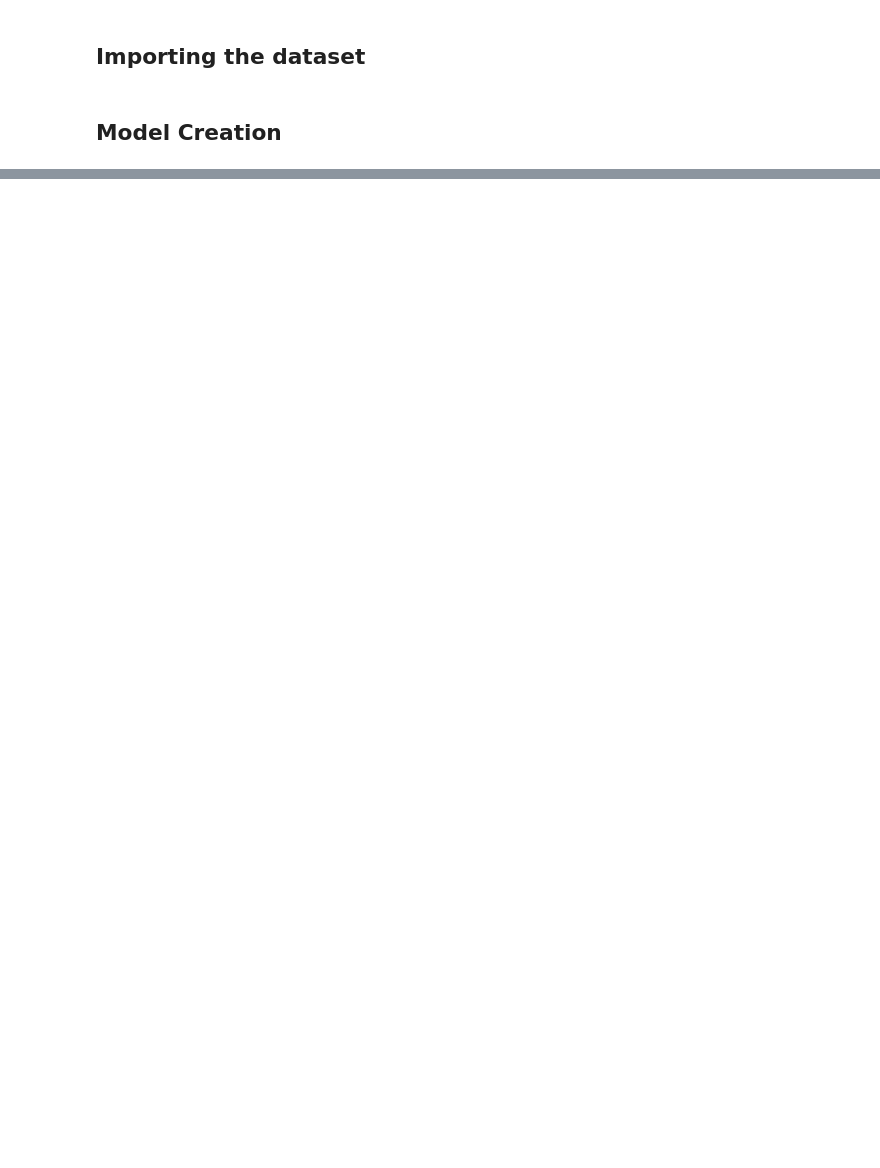
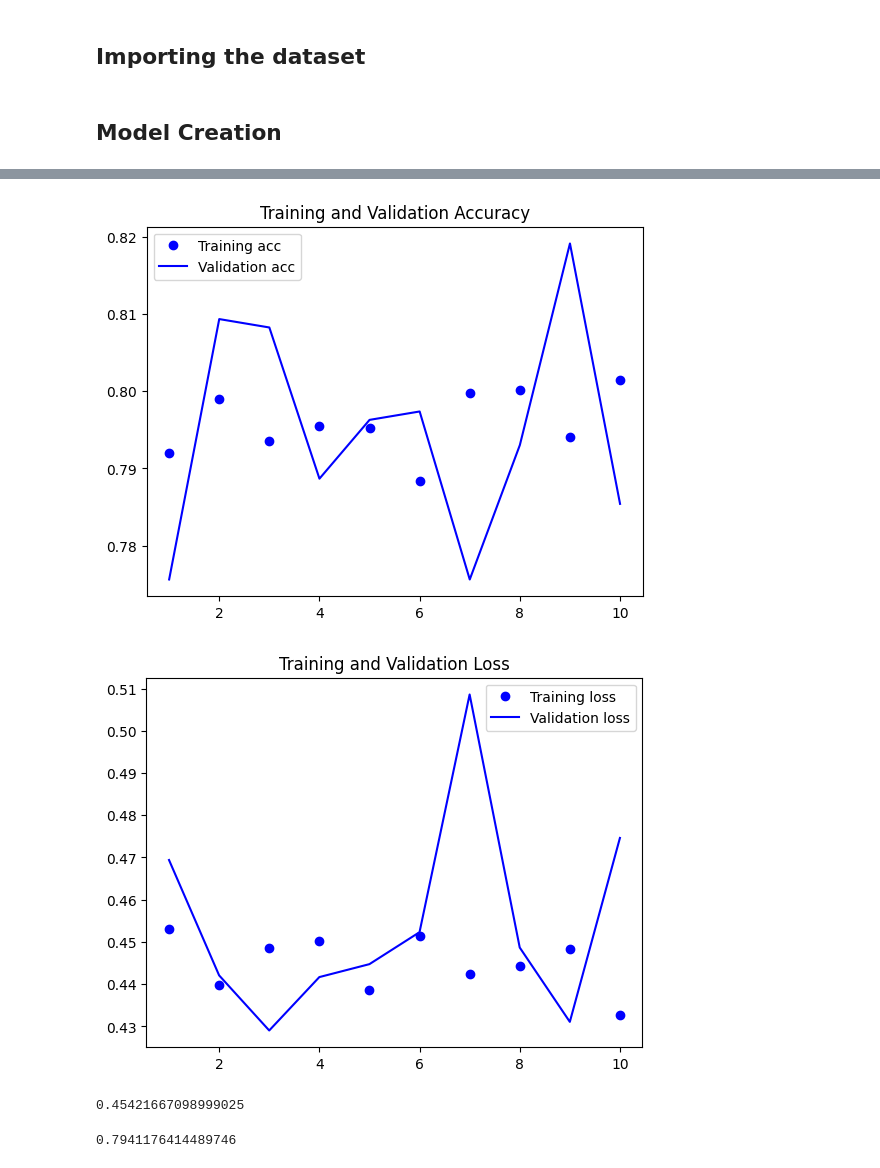
Before and after one commit to penscola/Machine-Learning-Zoomcamp, a Jupyter notebook: Deep_Learning/notebook/notebook.ipynb, the cells around one changed output, grey strips where cells are left out. Cells and saved outputs as stored; diff of their text form; code cells hidden in the pictures; blank space fills up the shorter version.

```diff
--- a/Deep_Learning/notebook/notebook.ipynb
+++ b/Deep_Learning/notebook/notebook.ipynb
@@ -40,0 +241,15 @@ model.add(layers.Dense(1, activation='sigmoid'))
+# %%
+chechpoint = keras.callbacks.ModelCheckpoint(
+    '/content/drive/MyDrive/Deep_Learning/data/model/xception_v1_{epoch:02d}_{val_acc:.3f}.h5',
+    save_best_only=True,
+    monitor='val_acc',
+    mode='max'
+)
+# %%
+# Train the model with the ModelCheckpoint callback
+history = model.fit(
+    train_generator,
+    epochs=10,
+    validation_data=validation_generator,
+    callbacks=[chechpoint]
+)
@@ -40,0 +277,37 @@ model.add(layers.Dense(1, activation='sigmoid'))
+# %%
+# Visualizing accuracy and loss
+acc_aug = history.history['acc']
+val_acc_aug = history.history['val_acc']
+loss_aug = history.history['loss']
+val_loss_aug = history.history['val_loss']
+
+epochs_aug = range(1, len(acc) + 1)
+
+plt.plot(epochs_aug, acc_aug, 'bo', label='Training acc')
+plt.plot(epochs_aug, val_acc_aug, 'b', label='Validation acc')
+plt.title('Training and Validation Accuracy')
+plt.legend()
+
+plt.figure()
+
+plt.plot(epochs_aug, loss_aug, 'bo', label='Training loss')
+plt.plot(epochs_aug, val_loss_aug, 'b', label='Validation loss')
+plt.title('Training and Validation Loss')
+plt.legend()
+
+plt.show()
+# %% [output]
+[figure, added]
+[figure, added]
+# %%
+# validation loss
+loss_mean_aug = np.mean(val_loss_aug)
+loss_mean_aug
+# %% [output]
+0.45421667098999025
+# %%
+# Accuracy
+acc_mean_aug = np.mean(val_acc_aug[5:10])
+acc_mean_aug
+# %% [output]
+0.7941176414489746
```
Also changed, not shown: parts of 27 cells of this notebook.
